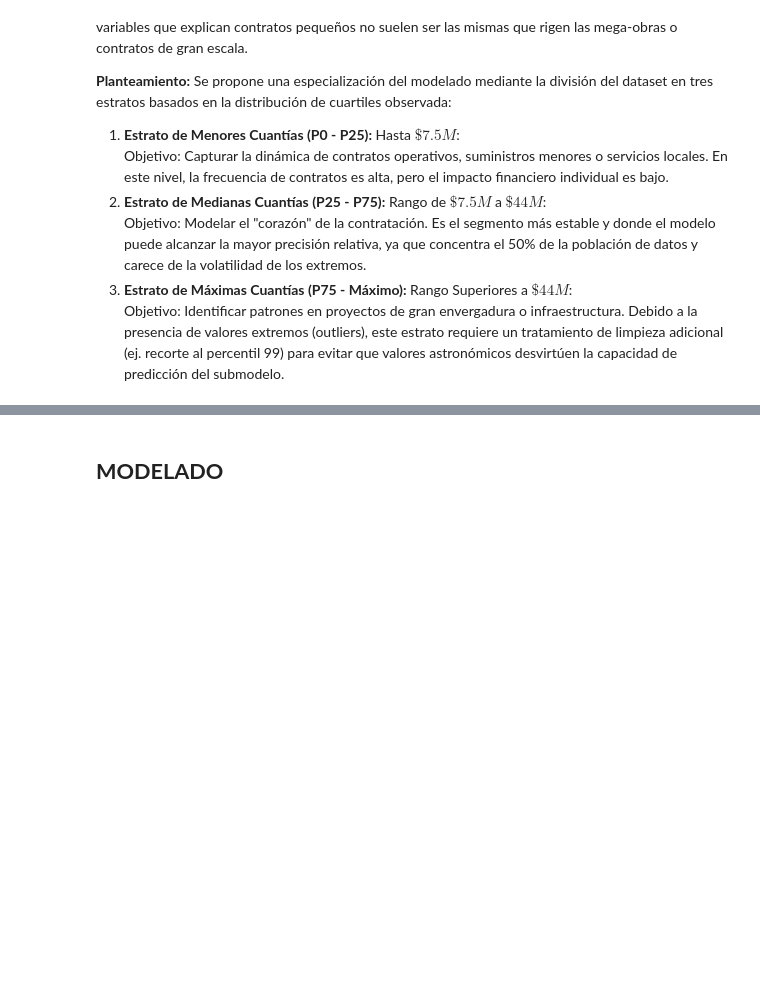
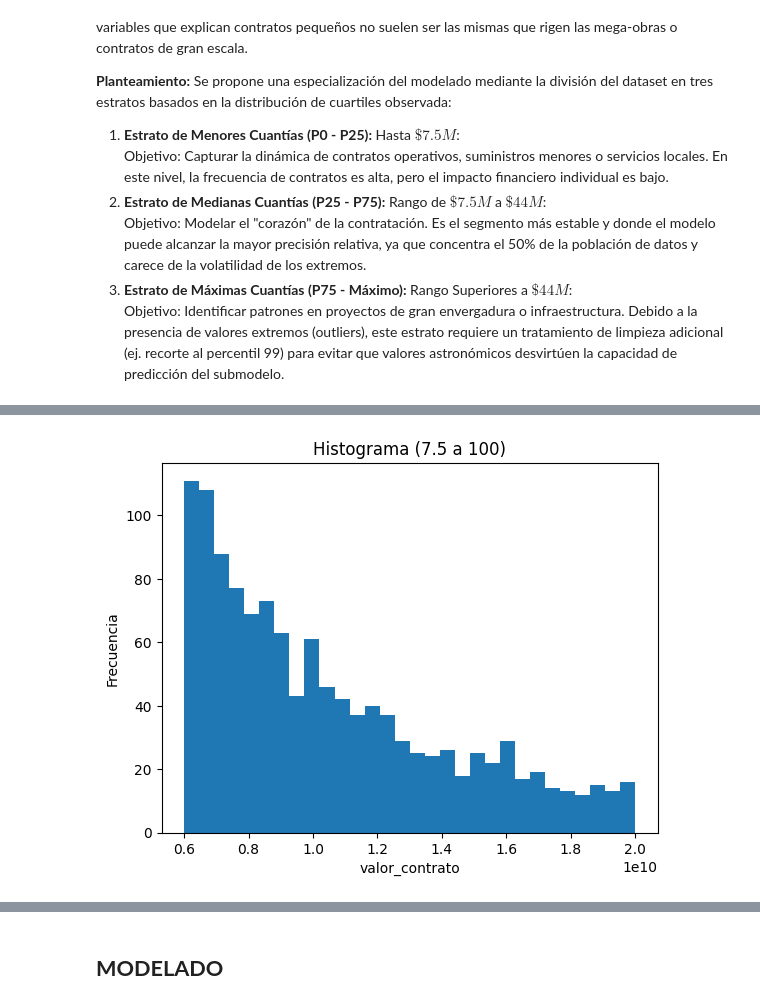
Before and after one commit to aemedina24/proyecto-final, a Jupyter notebook: Proyecyto-final.ipynb, the cells around one changed output, grey strips where cells are left out. Drawn from its saved outputs; the diff is of its cells as text; code cells hidden in the pictures; blank space fills up the shorter version.

```diff
--- a/Proyecyto-final.ipynb
+++ b/Proyecyto-final.ipynb
@@ -619,0 +625,11 @@ graficar_segmentacion_cuantias(df)
+# %%
+subset = df[(df['valor_contrato'] >= 6000000000) & (df['valor_contrato'] <= 20000000000)]
+
+# Histograma
+plt.hist(subset['valor_contrato'], bins=30)
+plt.xlabel('valor_contrato')
+plt.ylabel('Frecuencia')
+plt.title('Histograma (7.5 a 100)')
+plt.show()
+# %% [output]
+[figure, added]
```
Also changed, not shown: parts of 40 cells of this notebook, 13 other files.
